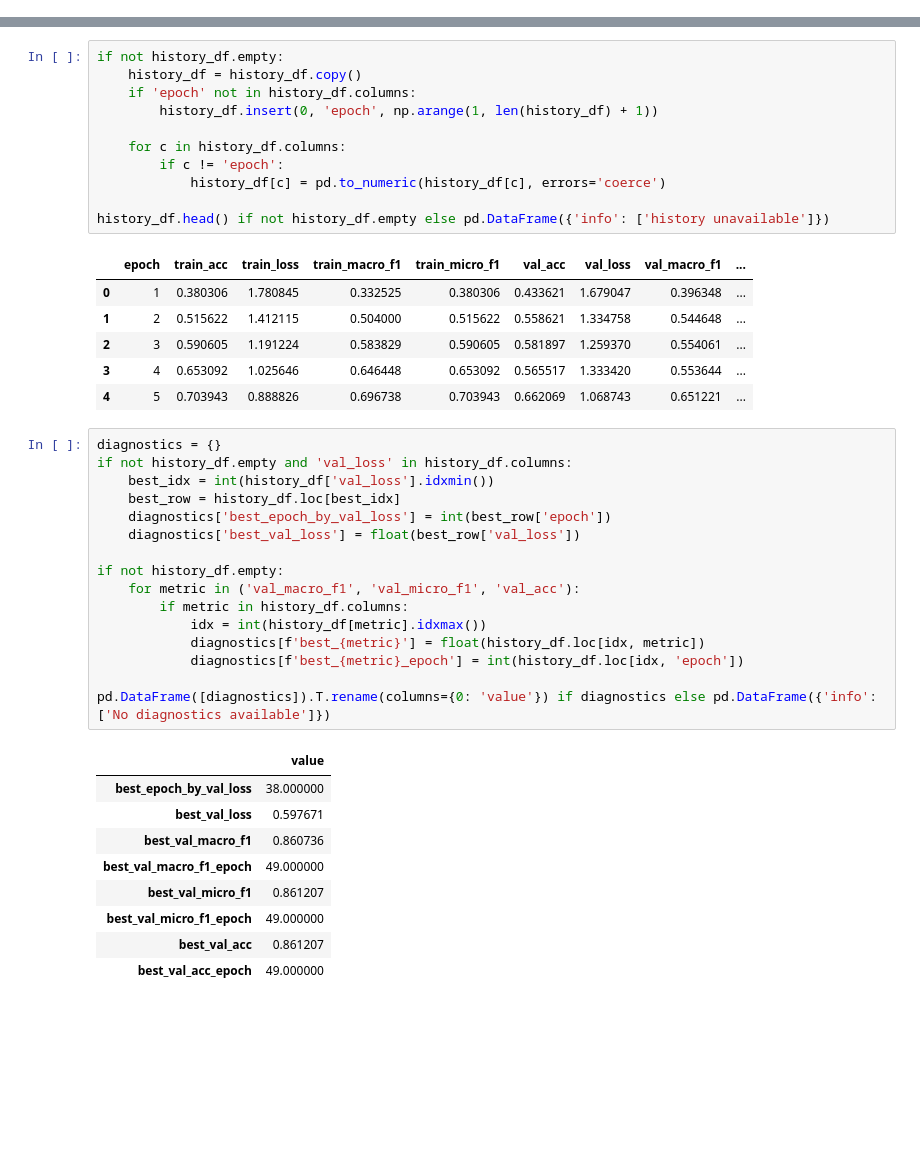
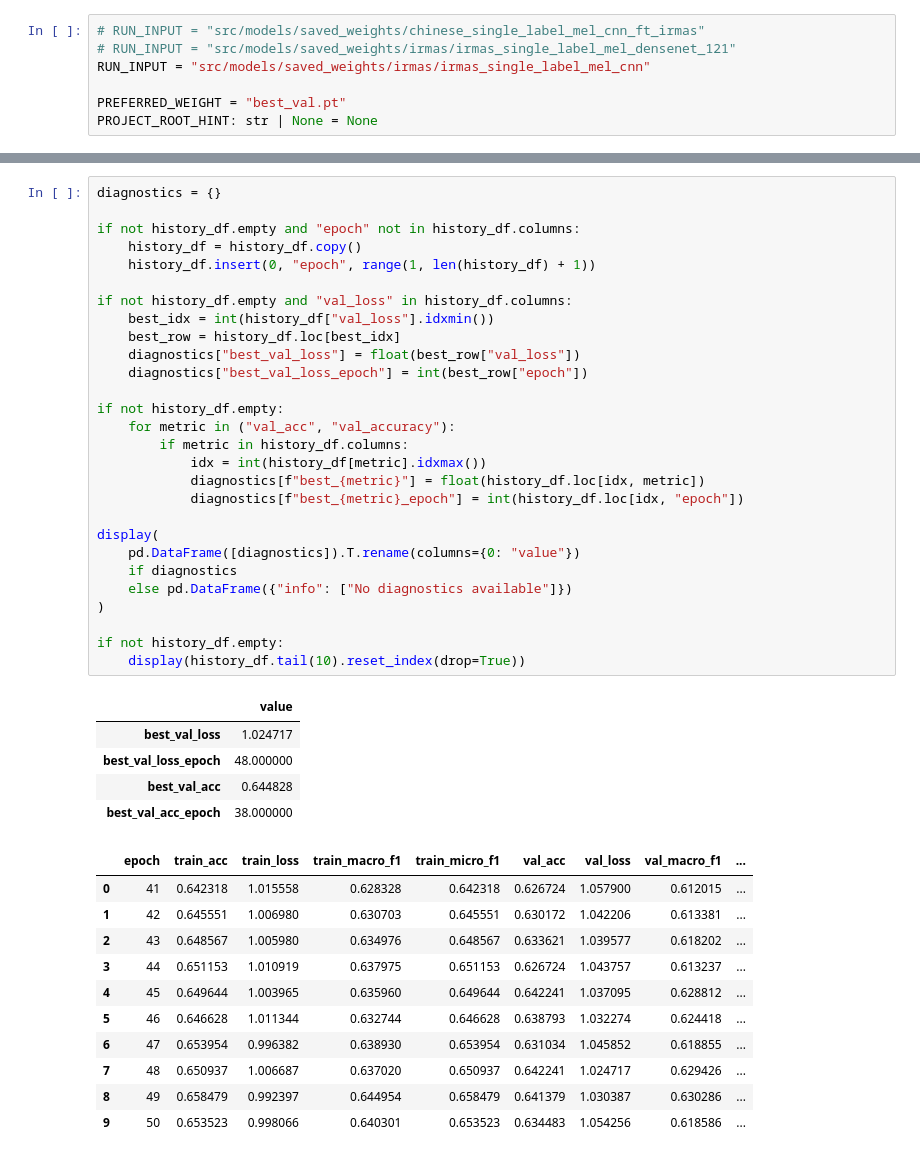
Before and after one commit to jianzulin-alt/ml-based-analysis-of-sound, a Jupyter notebook: src/train/analyse_train_run.ipynb, the cells around one changed output, grey strips where cells are left out. Cells and saved outputs as stored; diff of their text form; blank space fills up the shorter version.

```diff
--- a/src/train/analyse_train_run.ipynb
+++ b/src/train/analyse_train_run.ipynb
@@ -172 +18,8 @@ def load_history(history_csv_path: Path, ckpt_path: Path | None):
+# %%
+# RUN_INPUT = "src/models/saved_weights/chinese_single_label_mel_cnn_ft_irmas"
+# RUN_INPUT = "src/models/saved_weights/irmas/irmas_single_label_mel_densenet_121"
+RUN_INPUT = "src/models/saved_weights/irmas/irmas_single_label_mel_cnn"
+
+PREFERRED_WEIGHT = "best_val.pt"
+PROJECT_ROOT_HINT: str | None = None
 # %%
@@ -239,44 +131,45 @@ if history_df.empty:
-# %%
-if not history_df.empty:
-    history_df = history_df.copy()
-    if 'epoch' not in history_df.columns:
-        history_df.insert(0, 'epoch', np.arange(1, len(history_df) + 1))
-
-    for c in history_df.columns:
-        if c != 'epoch':
-            history_df[c] = pd.to_numeric(history_df[c], errors='coerce')
-
-history_df.head() if not history_df.empty else pd.DataFrame({'info': ['history unavailable']})
-# %% [output]
-|  | epoch | train_acc | train_loss | train_macro_f1 | train_micro_f1 | val_acc | val_loss | val_macro_f1 | ... |
-| 0 | 1 | 0.380306 | 1.780845 | 0.332525 | 0.380306 | 0.433621 | 1.679047 | 0.396348 | ... |
-| 1 | 2 | 0.515622 | 1.412115 | 0.504000 | 0.515622 | 0.558621 | 1.334758 | 0.544648 | ... |
-| 2 | 3 | 0.590605 | 1.191224 | 0.583829 | 0.590605 | 0.581897 | 1.259370 | 0.554061 | ... |
-| 3 | 4 | 0.653092 | 1.025646 | 0.646448 | 0.653092 | 0.565517 | 1.333420 | 0.553644 | ... |
-| 4 | 5 | 0.703943 | 0.888826 | 0.696738 | 0.703943 | 0.662069 | 1.068743 | 0.651221 | ... |
 # %%
 diagnostics = {}
-if not history_df.empty and 'val_loss' in history_df.columns:
-    best_idx = int(history_df['val_loss'].idxmin())
+
+if not history_df.empty and "epoch" not in history_df.columns:
+    history_df = history_df.copy()
+    history_df.insert(0, "epoch", range(1, len(history_df) + 1))
+
+if not history_df.empty and "val_loss" in history_df.columns:
+    best_idx = int(history_df["val_loss"].idxmin())
     best_row = history_df.loc[best_idx]
-    diagnostics['best_epoch_by_val_loss'] = int(best_row['epoch'])
-    diagnostics['best_val_loss'] = float(best_row['val_loss'])
+    diagnostics["best_val_loss"] = float(best_row["val_loss"])
+    diagnostics["best_val_loss_epoch"] = int(best_row["epoch"])
 
 if not history_df.empty:
-    for metric in ('val_macro_f1', 'val_micro_f1', 'val_acc'):
+    for metric in ("val_acc", "val_accuracy"):
         if metric in history_df.columns:
             idx = int(history_df[metric].idxmax())
-            diagnostics[f'best_{metric}'] = float(history_df.loc[idx, metric])
-            diagnostics[f'best_{metric}_epoch'] = int(history_df.loc[idx, 'epoch'])
+            diagnostics[f"best_{metric}"] = float(history_df.loc[idx, metric])
+            diagnostics[f"best_{metric}_epoch"] = int(history_df.loc[idx, "epoch"])
 
-pd.DataFrame([diagnostics]).T.rename(columns={0: 'value'}) if diagnostics else pd.DataFrame({'info': ['No diagnostics available']})
+display(
+    pd.DataFrame([diagnostics]).T.rename(columns={0: "value"})
+    if diagnostics
+    else pd.DataFrame({"info": ["No diagnostics available"]})
+)
+
+if not history_df.empty:
+    display(history_df.tail(10).reset_index(drop=True))
 # %% [output]
 |  | value |
-| best_epoch_by_val_loss | 38.000000 |
-| best_val_loss | 0.597671 |
-| best_val_macro_f1 | 0.860736 |
-| best_val_macro_f1_epoch | 49.000000 |
-| best_val_micro_f1 | 0.861207 |
-| best_val_micro_f1_epoch | 49.000000 |
-| best_val_acc | 0.861207 |
-| best_val_acc_epoch | 49.000000 |
+| best_val_loss | 1.024717 |
+| best_val_loss_epoch | 48.000000 |
+| best_val_acc | 0.644828 |
+| best_val_acc_epoch | 38.000000 |
+|  | epoch | train_acc | train_loss | train_macro_f1 | train_micro_f1 | val_acc | val_loss | val_macro_f1 | ... |
+| 0 | 41 | 0.642318 | 1.015558 | 0.628328 | 0.642318 | 0.626724 | 1.057900 | 0.612015 | ... |
+| 1 | 42 | 0.645551 | 1.006980 | 0.630703 | 0.645551 | 0.630172 | 1.042206 | 0.613381 | ... |
+| 2 | 43 | 0.648567 | 1.005980 | 0.634976 | 0.648567 | 0.633621 | 1.039577 | 0.618202 | ... |
+| 3 | 44 | 0.651153 | 1.010919 | 0.637975 | 0.651153 | 0.626724 | 1.043757 | 0.613237 | ... |
+| 4 | 45 | 0.649644 | 1.003965 | 0.635960 | 0.649644 | 0.642241 | 1.037095 | 0.628812 | ... |
+| 5 | 46 | 0.646628 | 1.011344 | 0.632744 | 0.646628 | 0.638793 | 1.032274 | 0.624418 | ... |
+| 6 | 47 | 0.653954 | 0.996382 | 0.638930 | 0.653954 | 0.631034 | 1.045852 | 0.618855 | ... |
+| 7 | 48 | 0.650937 | 1.006687 | 0.637020 | 0.650937 | 0.642241 | 1.024717 | 0.629426 | ... |
+| 8 | 49 | 0.658479 | 0.992397 | 0.644954 | 0.658479 | 0.641379 | 1.030387 | 0.630286 | ... |
+| 9 | 50 | 0.653523 | 0.998066 | 0.640301 | 0.653523 | 0.634483 | 1.054256 | 0.618586 | ... |
```
Also changed, not shown: parts of 9 cells of this notebook, 26 other files.
